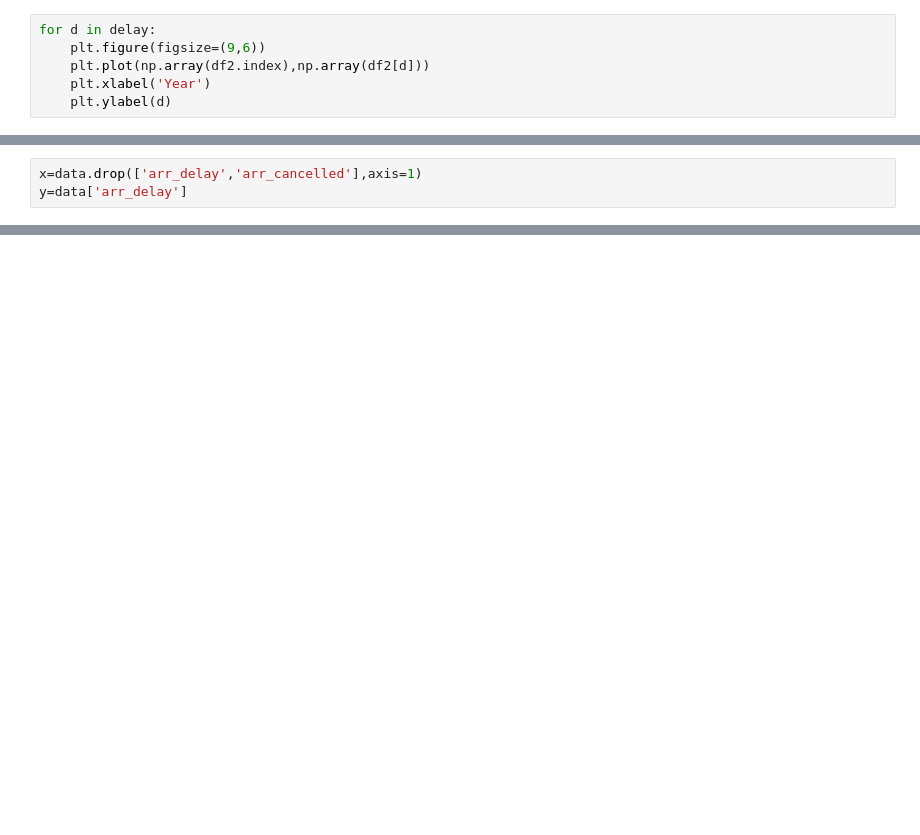
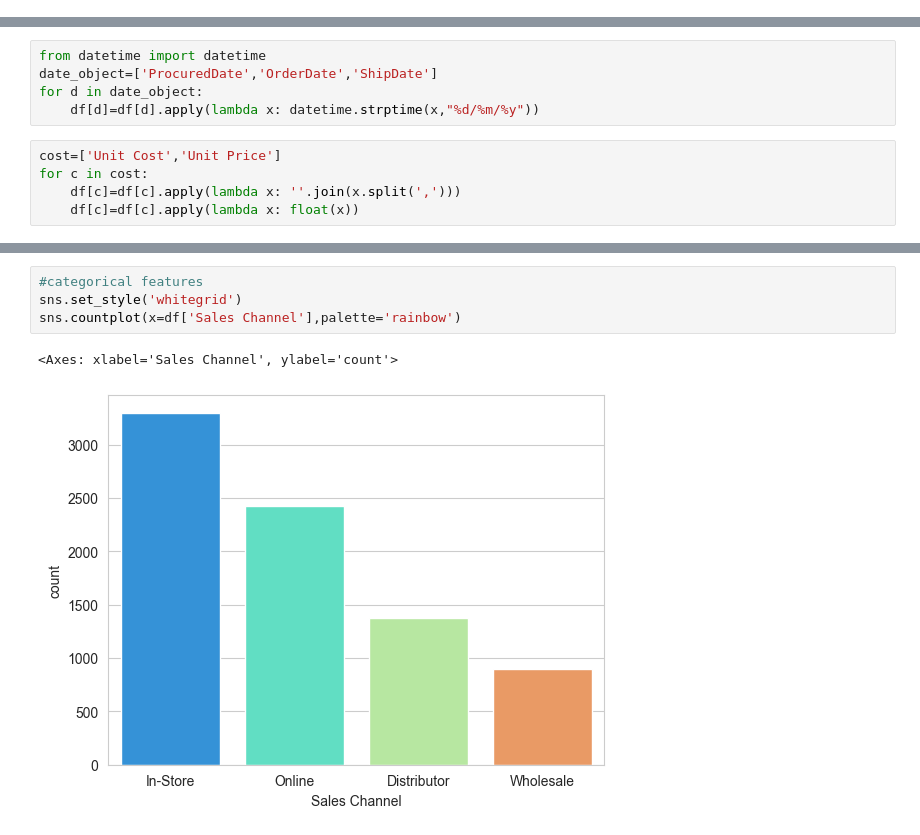
Before and after one commit to rohit-01042002/projects, a Jupyter notebook: Untitled.ipynb, the cells around one changed output, grey strips where cells are left out. Cells and saved outputs as stored; diff of their text form; blank space fills up the shorter version.

```diff
--- a/Untitled.ipynb
+++ b/Untitled.ipynb
@@ -170,6 +41,0 @@ df2=df1.groupby(by='year').sum()
-# %%
-for d in delay:
-    plt.figure(figsize=(9,6))
-    plt.plot(np.array(df2.index),np.array(df2[d]))
-    plt.xlabel('Year')
-    plt.ylabel(d)
@@ -207,3 +41,0 @@ data.head()
-# %%
-x=data.drop(['arr_delay','arr_cancelled'],axis=1)
-y=data['arr_delay']
@@ -225,0 +42,10 @@ y_pred=regressor.predict(x_test_scaled)
+# %%
+from datetime import datetime
+date_object=['ProcuredDate','OrderDate','ShipDate']
+for d in date_object:
+    df[d]=df[d].apply(lambda x: datetime.strptime(x,"%d/%m/%y"))
+# %%
+cost=['Unit Cost','Unit Price']
+for c in cost:
+    df[c]=df[c].apply(lambda x: ''.join(x.split(',')))
+    df[c]=df[c].apply(lambda x: float(x))
@@ -225,0 +72,7 @@ y_pred=regressor.predict(x_test_scaled)
+# %%
+#categorical features
+sns.set_style('whitegrid')
+sns.countplot(x=df['Sales Channel'],palette='rainbow')
+# %% [output]
+<Axes: xlabel='Sales Channel', ylabel='count'>
+[figure, added]
```
Also changed, not shown: parts of 74 cells of this notebook.
